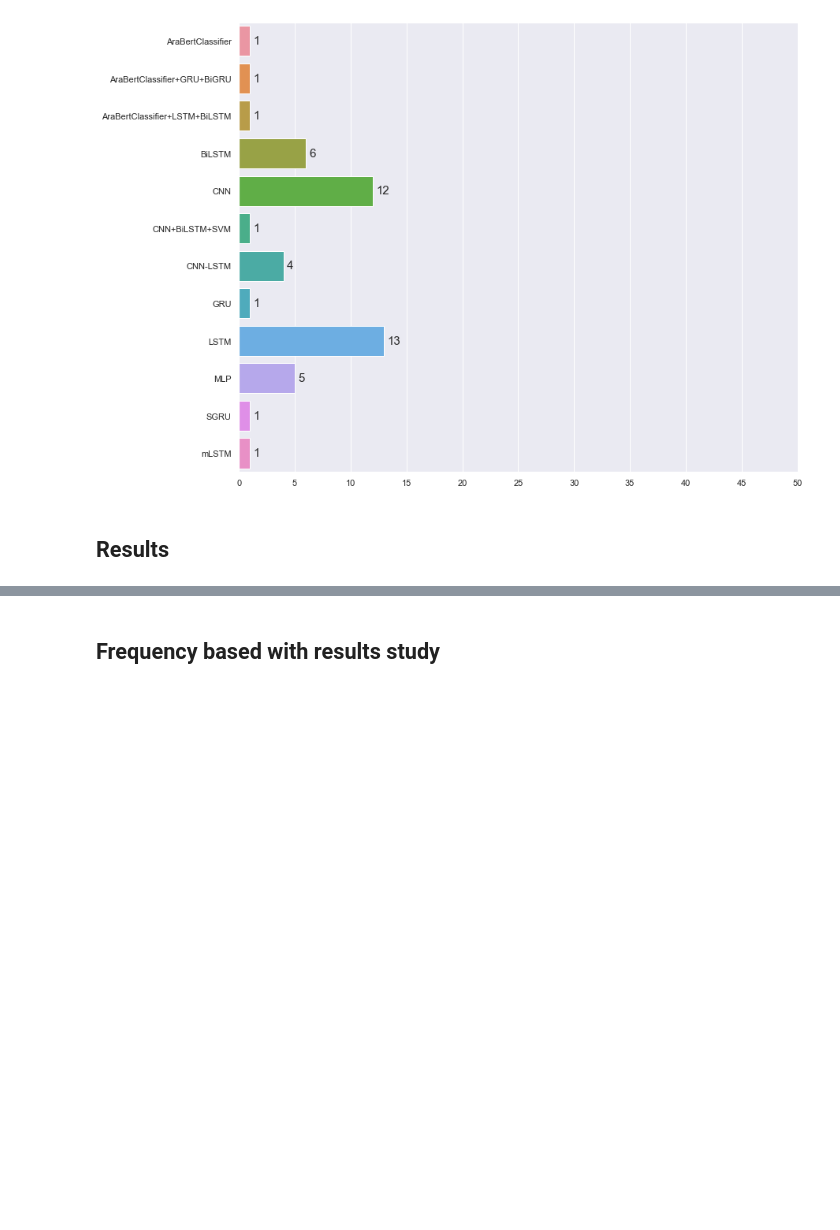
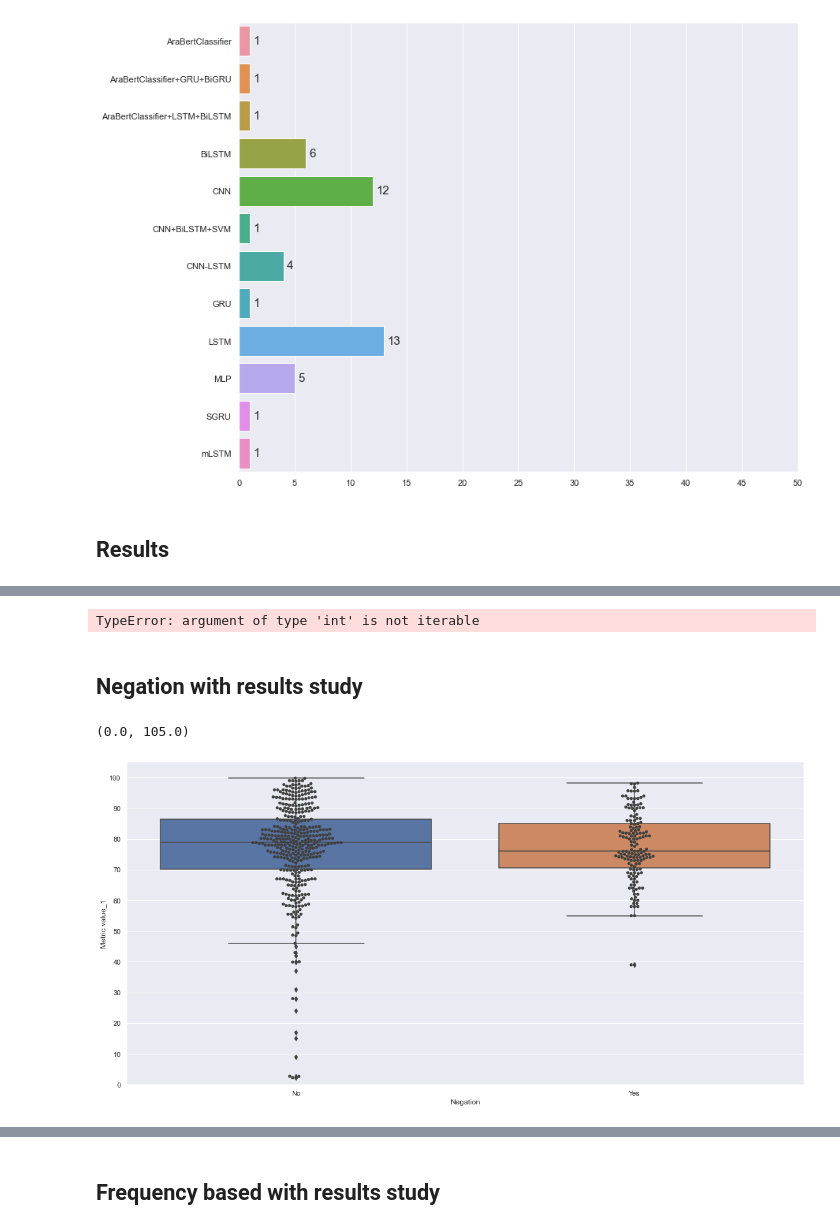
Before and after one commit to YassirMatrane/slr_phd, a Jupyter notebook: SLR-jupyter.ipynb, the cells around one changed output, grey strips where cells are left out. Cells and saved outputs as stored; diff of their text form; code cells hidden in the pictures; blank space fills up the shorter version.

```diff
--- a/SLR-jupyter.ipynb
+++ b/SLR-jupyter.ipynb
@@ -642,0 +647,20 @@ fre_df = pd.DataFrame({"frequency_features":f,"Metric value_1":m})
+# %%
+merged_df_approaches = pd.merge(merged_df, df, left_on='article_name', right_on="Title")
+merged_df_approaches["Approach"] = merged_df_approaches["Approach"].apply(lambda x:"Hybrid" if "Hybrid" in x else("Machine learning" if "ML" in x else "Lexion based"))
+merged_df_approaches["Negation"] = merged_df_approaches["Negation"].apply(lambda x: "Yes" if x==1 else "No")
+merged_df_approaches["Translation_y"] = merged_df_approaches["Translation_y"].apply(lambda x: "Yes" if "1" in x else ("No" if x==0 else x))
+# %% [output]
+TypeError: argument of type 'int' is not iterable
+# %% [markdown]
+## Negation with results study
+# %%
+sns.set(rc={'figure.figsize':(15,14)})
+sns.catplot(x="Negation", y="Metric value_1",
+            kind="box", dodge=False, data=merged_df_approaches,aspect = 2,height = 8)
+ax = sns.swarmplot(x="Negation", y="Metric value_1", data=merged_df_approaches, color=".25")
+ax.set_yticks(range(0, 105, 10))
+#WithoutNeutral
+plt.ylim(0,105)
+# %% [output]
+(0.0, 105.0)
+[figure, added]
```
Also changed, not shown: parts of 10 cells of this notebook.
